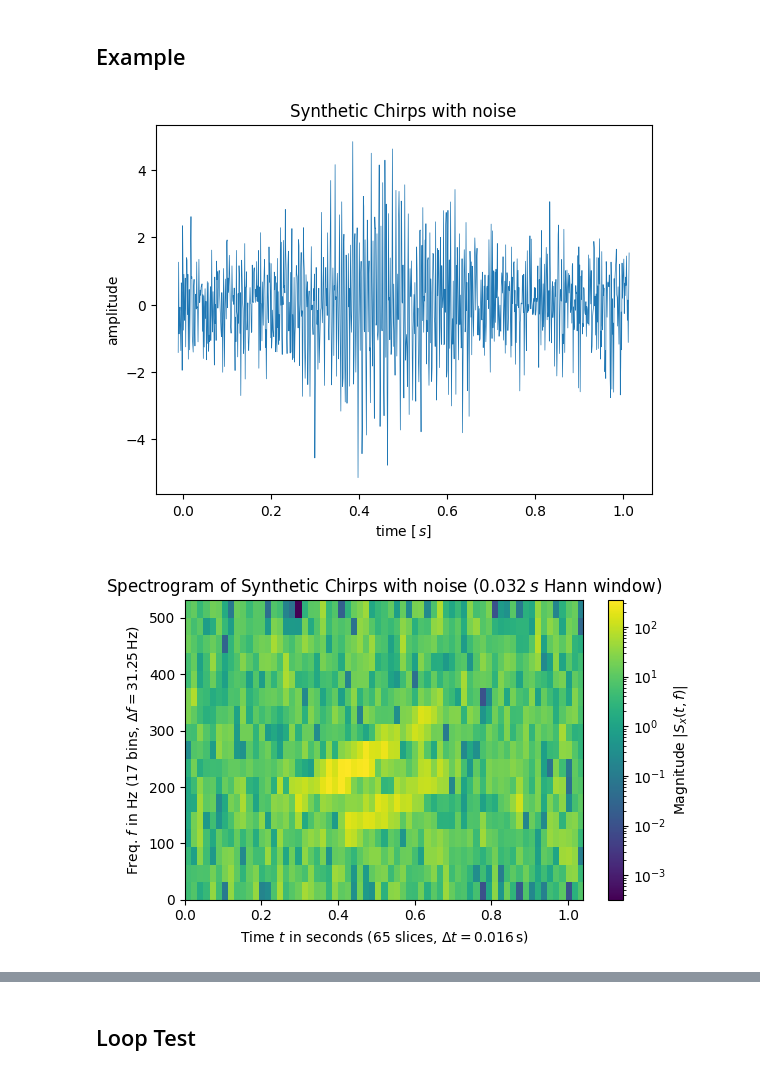
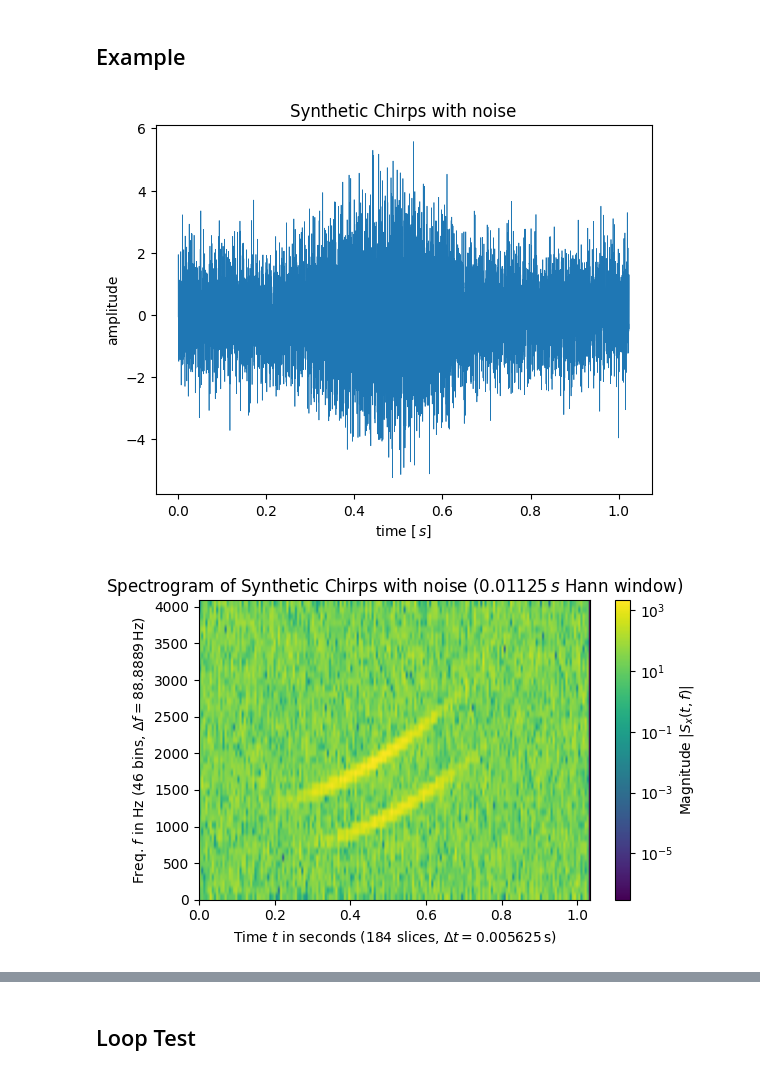
Before and after one commit to nacrocker/automated-segmentation, a Jupyter notebook: maxtree_tests_with_synthetic_data_and_noise.ipynb, the cells around one changed output, grey strips where cells are left out. Saved outputs shown, nothing was run; the diff lists cells and outputs as text; code cells hidden in the pictures.

```diff
--- a/maxtree_tests_with_synthetic_data_and_noise.ipynb
+++ b/maxtree_tests_with_synthetic_data_and_noise.ipynb
@@ -1130,7 +1130,9 @@ example_synthetic_chirp_signal_with_noise=True
 doSignalPlot = True
 doSignalSpectrogramPlot = True
 
-t=np.arange(0,1024/1000,0.001)-.01
+nt=8192
+dt=1.0/8000.0
+t=np.arange(0,nt*dt,dt)
 nt=len(t)
 dt=t[1]-t[0]
 fs=1/dt
@@ -1150,7 +1152,9 @@ t1=t[int(nt/8)+int(nt*3/4)-1]
 chirps.append(Chirp(amp=1.5, t0=t0, t1=t1, f0=0.15*fN, f1=0.7*fN))
 
 sig0 = add_funcsigs(chirps,t)
-noise_generator = np.random.default_rng(seed=12345).normal
+#noise_generator_seed = 12345
+noise_generator_seed = None
+noise_generator = np.random.default_rng(seed=noise_generator_seed).normal
 noise = make_noise(noise_mean, noise_std, t.shape, noise_generator=noise_generator)
 sig = sig0 + noise
 
@@ -1346,32 +1350,32 @@ ax.sharey(ax1)
 ax4,im4,cb4=ax,im,cb
 
 
 def _():
     gsc=gs[1, 1]
     norm=None
     cmap=cmstd.reversed()
     ax = fig.add_subplot(gsc)
     im,cb=specim(tsp,fsp/1e6,zerotonan(mxgnndslabeltop),xlabel='time [sec]',ylabel='freq [MHz]',cmap=cmap,norm=norm,**kwextra)
     ax.set_title(f'top {ntop} max nodes')
     ax.set_facecolor(bgcolor)
     ax.sharex(ax1)
     ax.sharey(ax1)
     ax4,im4,cb4=ax,im,cb
 
 
 def _():
     gsc=gs[1, 1]
     norm=None
     cmap=cmstd.reversed()
     ax = fig.add_subplot(gsc)
     im,cb4=specim(tsp,fsp/1e6,mxgnnds,xlabel='time [sec]',ylabel='freq [MHz]',cmap=cmap,norm=norm,**kwextra)
     ax.set_title('all max nodes')
     ax.set_facecolor(bgcolor)
     ax.sharex(ax1)
     ax.sharey(ax1)
     ax4,im4,cb4=ax,im,cb
 
 ## end max_tree_optimimum_features
 # %% [output]
-[figure, old version]
+[figure, new version]
-[figure, old version]
+[figure, new version]
```
Also changed, not shown: parts of 3 cells of this notebook.
